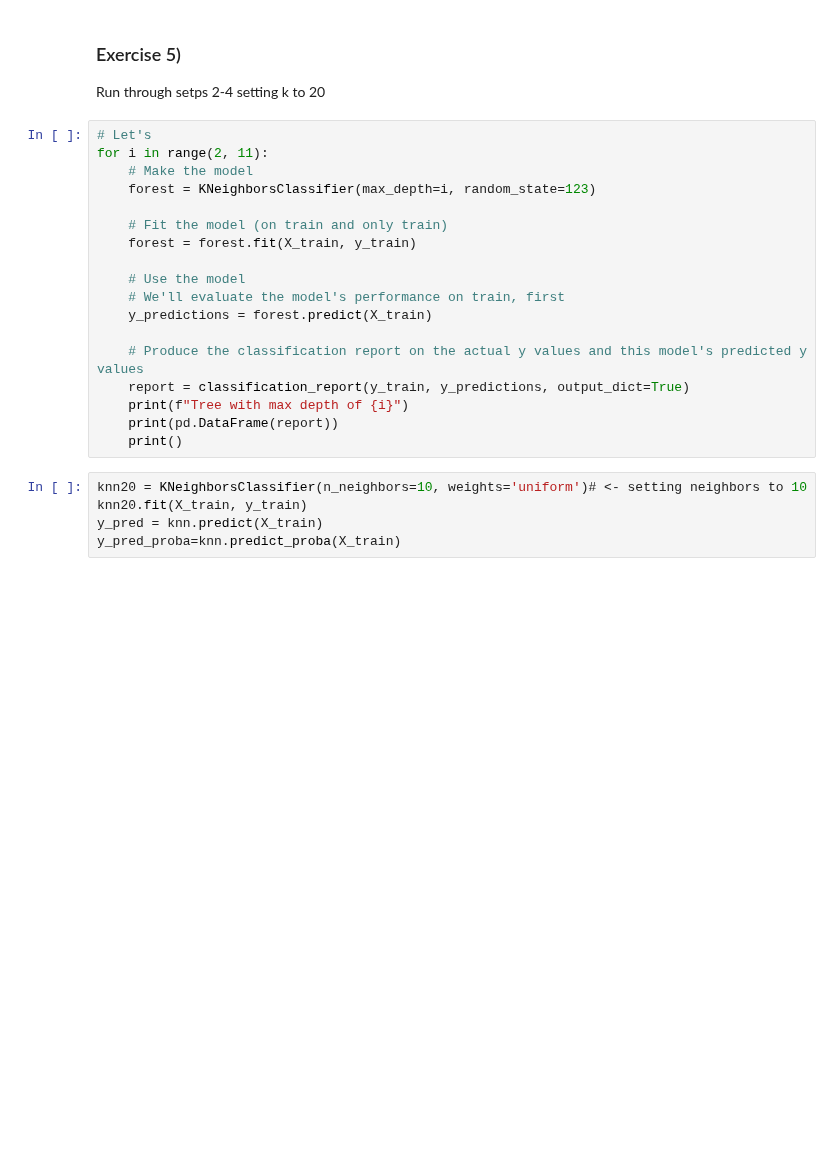
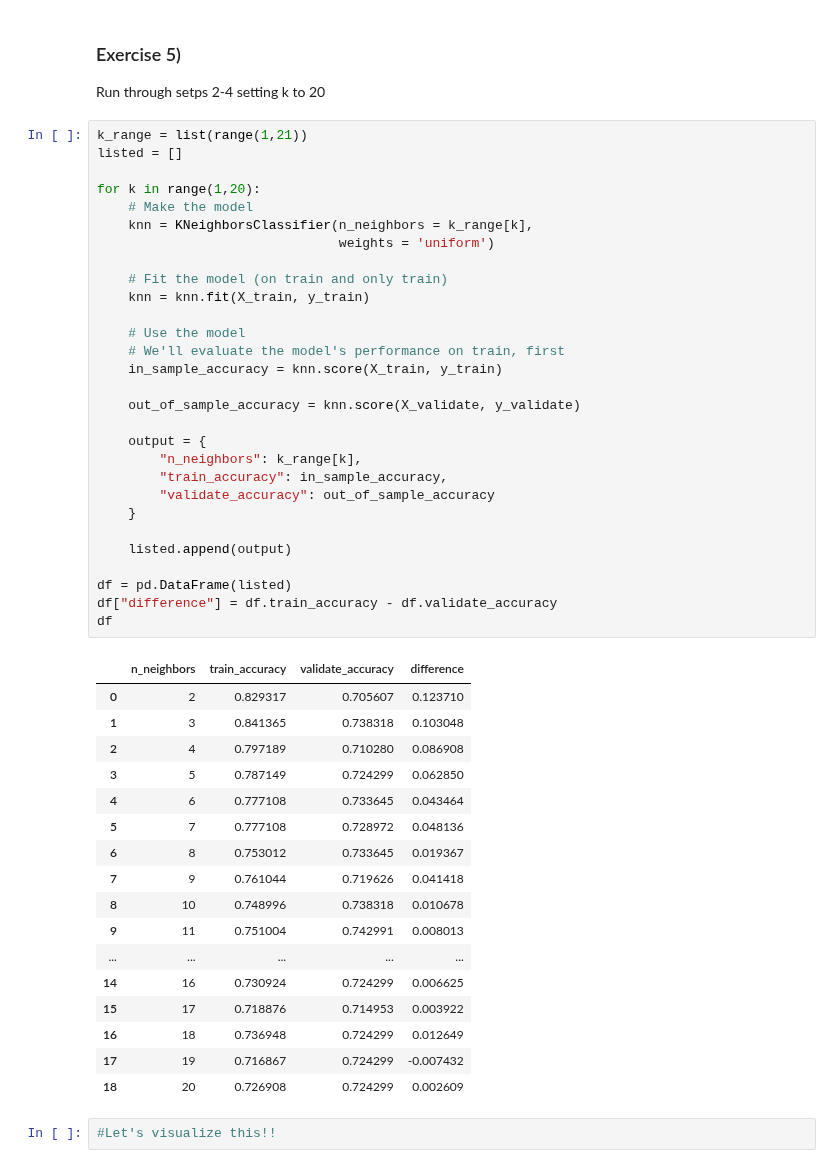
Before and after one commit to jeneyring/classification-exercises, a Jupyter notebook: model.ipynb, the cells around one changed output. Cells and saved outputs as stored; diff of their text form; blank space fills up the shorter version.

```diff
--- a/model.ipynb
+++ b/model.ipynb
@@ -858,26 +866,52 @@ Support (1): 307
 # %% [markdown]
 ### Exercise 5)
 Run through setps 2-4 setting k to 20
-# %%
-# Let's
-for i in range(2, 11):
-    # Make the model
-    forest = KNeighborsClassifier(max_depth=i, random_state=123)
-
-    # Fit the model (on train and only train)
-    forest = forest.fit(X_train, y_train)
-
-    # Use the model
-    # We'll evaluate the model's performance on train, first
-    y_predictions = forest.predict(X_train)
-
-    # Produce the classification report on the actual y values and this model's predicted y values
-    report = classification_report(y_train, y_predictions, output_dict=True)
-    print(f"Tree with max depth of {i}")
-    print(pd.DataFrame(report))
-    print()
-# %%
-knn20 = KNeighborsClassifier(n_neighbors=10, weights='uniform')# <- setting neighbors to 10
-knn20.fit(X_train, y_train)
-y_pred = knn.predict(X_train)
-y_pred_proba=knn.predict_proba(X_train)
+# %%
+k_range = list(range(1,21))
+listed = []
+
+for k in range(1,20):
+    # Make the model
+    knn = KNeighborsClassifier(n_neighbors = k_range[k],
+                               weights = 'uniform')
+
+    # Fit the model (on train and only train)
+    knn = knn.fit(X_train, y_train)
+
+    # Use the model
+    # We'll evaluate the model's performance on train, first
+    in_sample_accuracy = knn.score(X_train, y_train)
+
+    out_of_sample_accuracy = knn.score(X_validate, y_validate)
+
+    output = {
+        "n_neighbors": k_range[k],
+        "train_accuracy": in_sample_accuracy,
+        "validate_accuracy": out_of_sample_accuracy
+    }
+
+    listed.append(output)
+
+df = pd.DataFrame(listed)
+df["difference"] = df.train_accuracy - df.validate_accuracy
+df
+# %% [output]
+|  | n_neighbors | train_accuracy | validate_accuracy | difference |
+| 0 | 2 | 0.829317 | 0.705607 | 0.123710 |
+| 1 | 3 | 0.841365 | 0.738318 | 0.103048 |
+| 2 | 4 | 0.797189 | 0.710280 | 0.086908 |
+| 3 | 5 | 0.787149 | 0.724299 | 0.062850 |
+| 4 | 6 | 0.777108 | 0.733645 | 0.043464 |
+| 5 | 7 | 0.777108 | 0.728972 | 0.048136 |
+| 6 | 8 | 0.753012 | 0.733645 | 0.019367 |
+| 7 | 9 | 0.761044 | 0.719626 | 0.041418 |
+| 8 | 10 | 0.748996 | 0.738318 | 0.010678 |
+| 9 | 11 | 0.751004 | 0.742991 | 0.008013 |
+| ... | ... | ... | ... | ... |
+| 14 | 16 | 0.730924 | 0.724299 | 0.006625 |
+| 15 | 17 | 0.718876 | 0.714953 | 0.003922 |
+| 16 | 18 | 0.736948 | 0.724299 | 0.012649 |
+| 17 | 19 | 0.716867 | 0.724299 | -0.007432 |
+| 18 | 20 | 0.726908 | 0.724299 | 0.002609 |
+# %%
+#Let's visualize this!!
```
Also changed, not shown: parts of 7 cells of this notebook.
